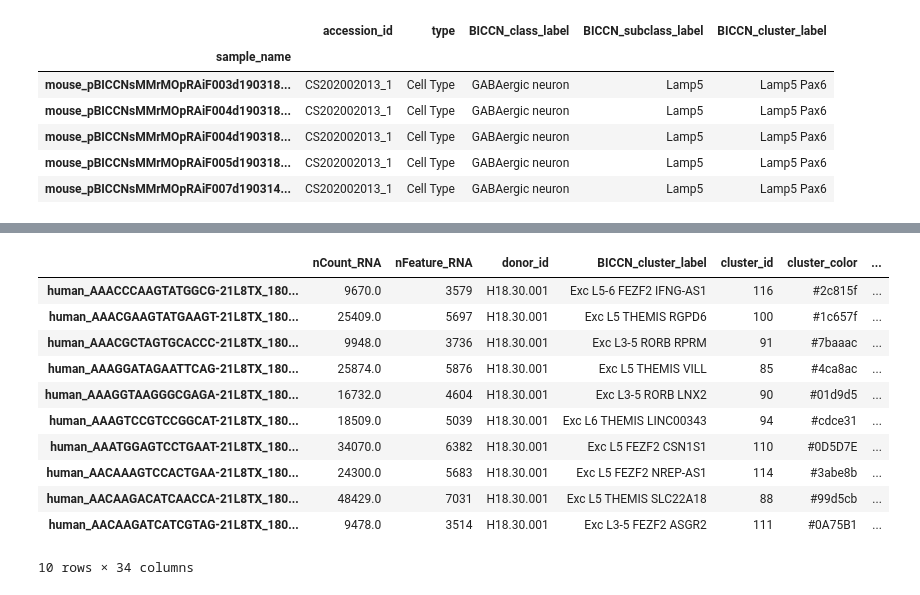
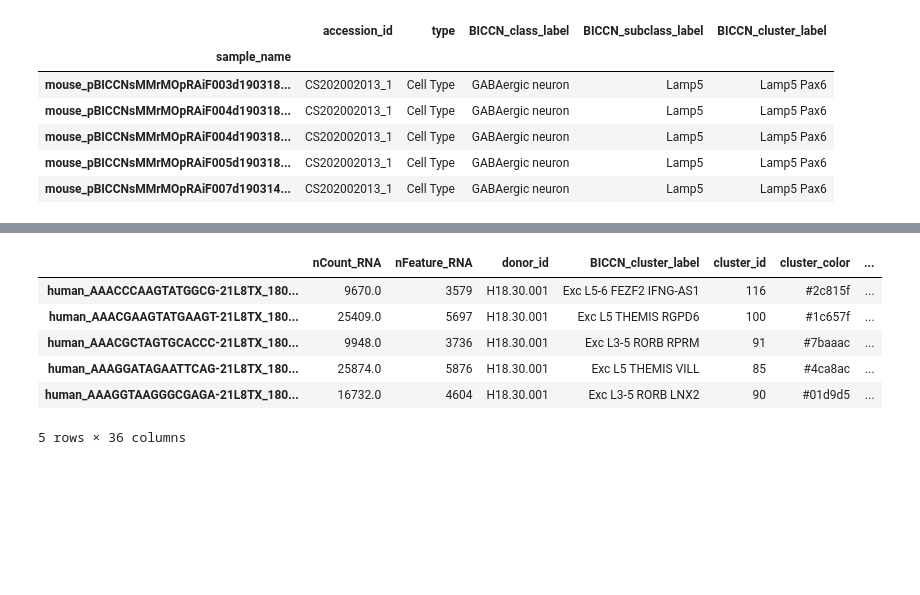
Before and after one commit to hkir-dev/h5ad-annotation, a Jupyter notebook: BDSO-multi-species-correlation.ipynb, the cells around one changed output, grey strips where cells are left out. Cells and saved outputs as stored; diff of their text form; code cells hidden in the pictures; blank space fills up the shorter version.

Commit message:
pcl annotations added

```diff
--- a/BDSO-multi-species-correlation.ipynb
+++ b/BDSO-multi-species-correlation.ipynb
@@ -412,8 +409,11 @@ accession_to_sample.head(5)
 | mouse_pBICCNsMMrMOpRAiF005d190318... | CS202002013_1 | Cell Type | GABAergic neuron | Lamp5 | Lamp5 Pax6 |
 | mouse_pBICCNsMMrMOpRAiF007d190314... | CS202002013_1 | Cell Type | GABAergic neuron | Lamp5 | Lamp5 Pax6 |
 # %%
-def add_cl_id(row):
-    cl_id = ""
+def add_ontology_annotations(row):
+    cl_id = row.cell_type_ontology_term_id
+    cl_label = row.cell_type
+    pcl_id = ""
+    pcl_label = ""
     # search barcode in the inverse table and get related accession_ids (0 or 1 result)
     if row.name in accession_to_sample.index:
         samples = accession_to_sample.loc[row.name]
@@ -421,8 +421,7 @@ def add_cl_id(row):
         if links:
             accession_id = links[0]
             cl_id = str(pcl_mapping[accession_id]["cl_id"]).replace("http://purl.obolibrary.org/obo/CL_", "CL:")
-    return cl_id
-
-print(ann_data_excitory.obs.shape)
-cl_id_column = ann_data_excitory.obs.apply(lambda row: add_cl_id(row), axis=1)
-cl_id_column.head(5)
+            cl_label = str(pcl_mapping[accession_id]["cl_label"]).strip()
+            pcl_id = str(pcl_mapping[accession_id]["pcl_id"]).replace("http://purl.obolibrary.org/obo/PCL_", "PCL:")
+            pcl_label = str(pcl_mapping[accession_id]["pcl_label"]).strip()
+    return cl_id, cl_label, pcl_id, pcl_label
@@ -460,19 +428,14 @@ dtype: object
 # %%
-ann_data_excitory.obs["cell_type_ontology_term_id"] = cl_id_column
-ann_data_excitory.obs["cell_type"] = cl_label_column
+annotations = ann_data_excitory.obs.apply(lambda row: add_ontology_annotations(row), axis=1, result_type="expand")
+ann_data_excitory.obs[["cell_type_ontology_term_id", "cell_type", "provisional_cell_type", "provisional"]] = annotations
 ad.AnnData.write_h5ad(ann_data_excitory, "h5ad-out/evolution-of-cellular-diversity-excitory-cellxgene.h5ad", compression="gzip")
 
-ann_data_excitory.obs.head(10)
+ann_data_excitory.obs.head(5)
 # %% [output]
 |  | nCount_RNA | nFeature_RNA | donor_id | BICCN_cluster_label | cluster_id | cluster_color | ... |
 | human_AAACCCAAGTATGGCG-21L8TX_180... | 9670.0 | 3579 | H18.30.001 | Exc L5-6 FEZF2 IFNG-AS1 | 116 | #2c815f | ... |
 | human_AAACGAAGTATGAAGT-21L8TX_180... | 25409.0 | 5697 | H18.30.001 | Exc L5 THEMIS RGPD6 | 100 | #1c657f | ... |
 | human_AAACGCTAGTGCACCC-21L8TX_180... | 9948.0 | 3736 | H18.30.001 | Exc L3-5 RORB RPRM | 91 | #7baaac | ... |
 | human_AAAGGATAGAATTCAG-21L8TX_180... | 25874.0 | 5876 | H18.30.001 | Exc L5 THEMIS VILL | 85 | #4ca8ac | ... |
 | human_AAAGGTAAGGGCGAGA-21L8TX_180... | 16732.0 | 4604 | H18.30.001 | Exc L3-5 RORB LNX2 | 90 | #01d9d5 | ... |
-| human_AAAGTCCGTCCGGCAT-21L8TX_180... | 18509.0 | 5039 | H18.30.001 | Exc L6 THEMIS LINC00343 | 94 | #cdce31 | ... |
-| human_AAATGGAGTCCTGAAT-21L8TX_180... | 34070.0 | 6382 | H18.30.001 | Exc L5 FEZF2 CSN1S1 | 110 | #0D5D7E | ... |
-| human_AACAAAGTCCACTGAA-21L8TX_180... | 24300.0 | 5683 | H18.30.001 | Exc L5 FEZF2 NREP-AS1 | 114 | #3abe8b | ... |
-| human_AACAAGACATCAACCA-21L8TX_180... | 48429.0 | 7031 | H18.30.001 | Exc L5 THEMIS SLC22A18 | 88 | #99d5cb | ... |
-| human_AACAAGATCATCGTAG-21L8TX_180... | 9478.0 | 3514 | H18.30.001 | Exc L3-5 FEZF2 ASGR2 | 111 | #0A75B1 | ... |
-10 rows × 34 columns
+5 rows × 36 columns
```
Also changed, not shown: parts of 15 cells of this notebook, 1 other file.
